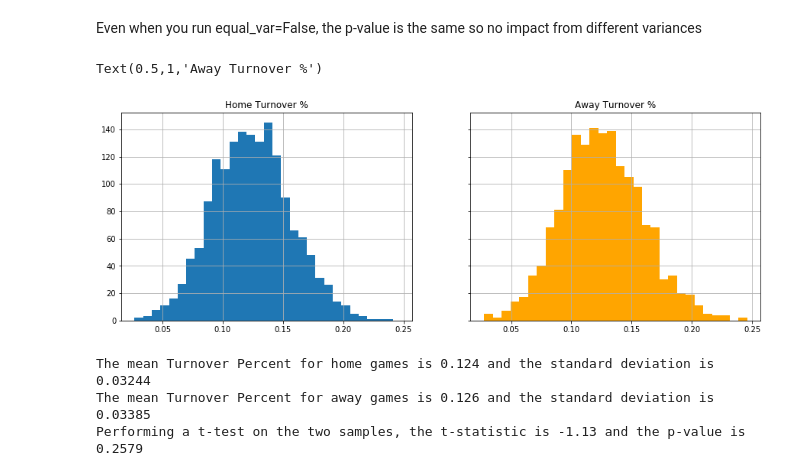
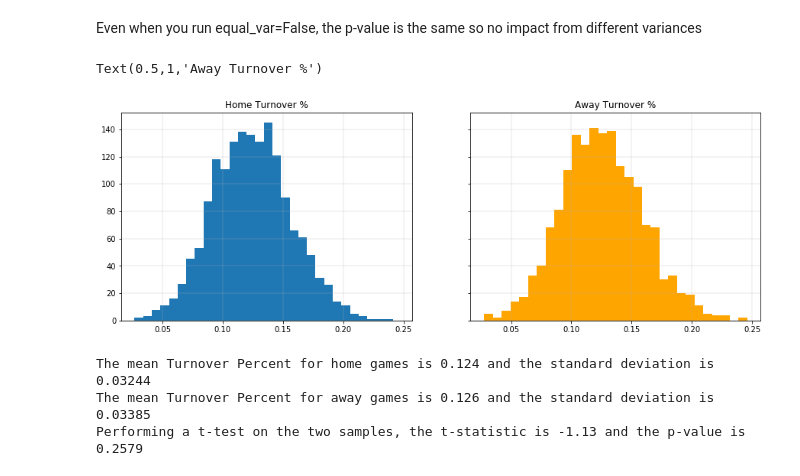
Before and after one commit to fayadabbasi/NBA_Four_Factors, a Jupyter notebook: NBA_Four_Factor_Analytics.ipynb, the cells around one changed output. Cells and saved outputs as stored; diff of their text form; code cells hidden in the pictures.

```diff
--- a/NBA_Four_Factor_Analytics.ipynb
+++ b/NBA_Four_Factor_Analytics.ipynb
@@ -182,15 +182,15 @@ Even when you run equal_var=False, the p-value is the same so no impact from dif
 # %%
 fig, (ax1,ax2) = plt.subplots(1,2, figsize=(15,5), sharex=True, sharey=True)
 
 ax1.hist(df_home['TOV_per'], bins=30)
 ax1.set_title('Home Turnover %')
-ax1.grid()
+ax1.grid(linewidth='0.3')
 ax2.hist(df_away['TOV_per'], bins=30, color='orange')
-ax2.grid()
+ax2.grid(linewidth='0.3')
 ax2.set_title('Away Turnover %')
 # %% [output]
 Text(0.5,1,'Away Turnover %')
-[figure, old version]
+[figure, new version]
 # %%
 trn_stat, trn_pval = stats.ttest_ind(df_home['TOV_per'], df_away['TOV_per'])
 # %%
```
Also changed, not shown: parts of 4 cells of this notebook, 1 other file.
